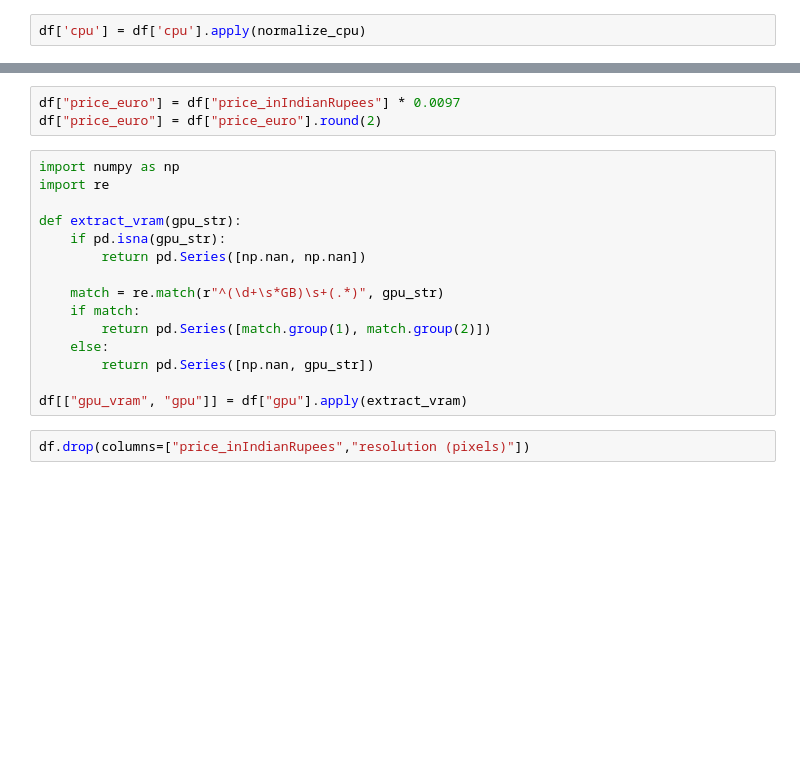
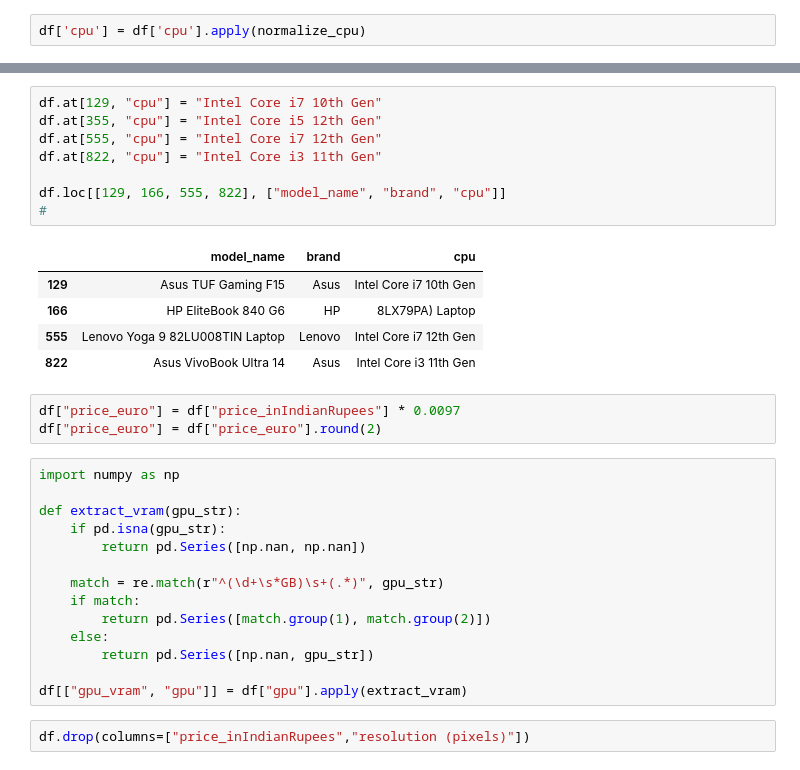
Before and after one commit to waellejmi/laptop-sales-agent, a Jupyter notebook: pre_processing/augment.ipynb, the cells around one changed output, grey strips where cells are left out. Saved outputs shown, nothing was run; the diff lists cells and outputs as text; blank space fills up the shorter version.

```diff
--- a/pre_processing/augment.ipynb
+++ b/pre_processing/augment.ipynb
@@ -93,9 +109,22 @@ df['cpu'] = df['cpu'].apply(normalize_cpu)
+# %%
+df.at[129, "cpu"] = "Intel Core i7 10th Gen"
+df.at[355, "cpu"] = "Intel Core i5 12th Gen"
+df.at[555, "cpu"] = "Intel Core i7 12th Gen"
+df.at[822, "cpu"] = "Intel Core i3 11th Gen"
+
+df.loc[[129, 166, 555, 822], ["model_name", "brand", "cpu"]]
+#
+# %% [output]
+|  | model_name | brand | cpu |
+| 129 | Asus TUF Gaming F15 | Asus | Intel Core i7 10th Gen |
+| 166 | HP EliteBook 840 G6 | HP | 8LX79PA) Laptop |
+| 555 | Lenovo Yoga 9 82LU008TIN Laptop | Lenovo | Intel Core i7 12th Gen |
+| 822 | Asus VivoBook Ultra 14 | Asus | Intel Core i3 11th Gen |
 # %%
 df["price_euro"] = df["price_inIndianRupees"] * 0.0097
 df["price_euro"] = df["price_euro"].round(2)
 # %%
 import numpy as np
-import re
 
 def extract_vram(gpu_str):
     if pd.isna(gpu_str):
```
Also changed, not shown: parts of 6 cells of this notebook, 1 other file.
